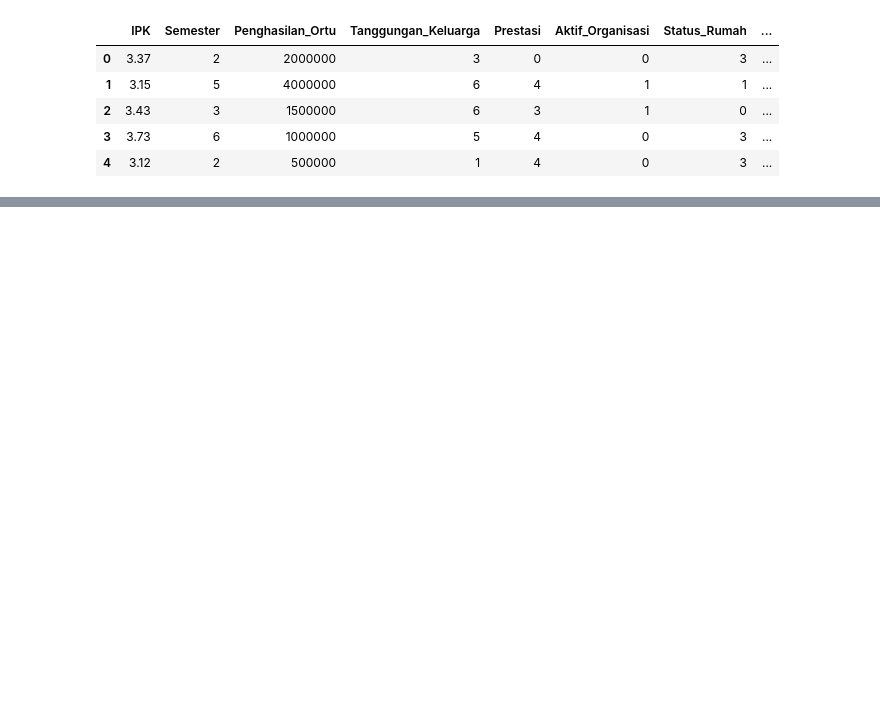
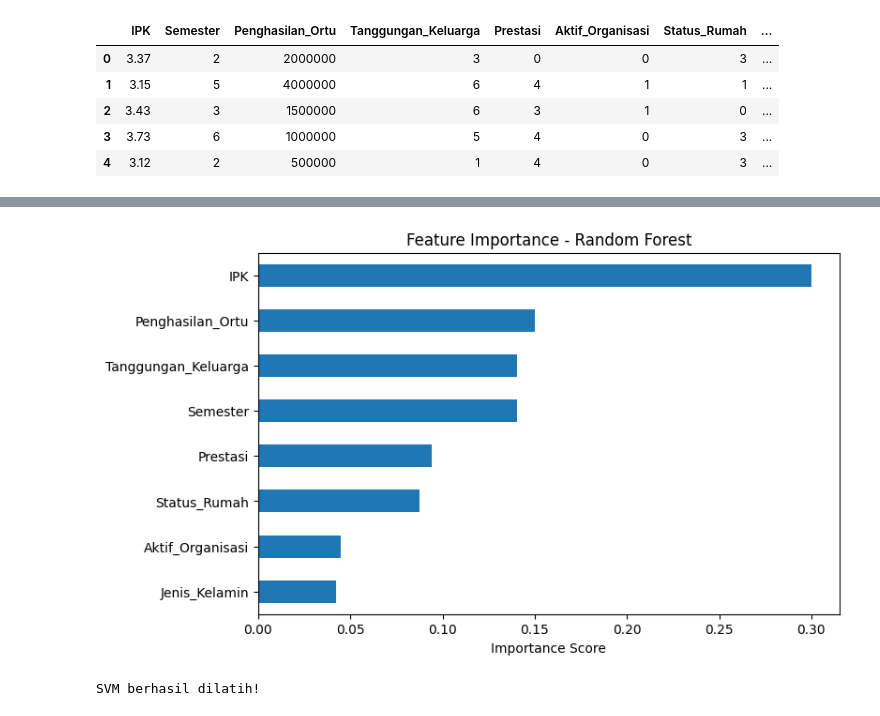
Before and after one commit to rfpmaa/uas-ml, a Jupyter notebook: notebook/UAS_ML.ipynb, the cells around one changed output, grey strips where cells are left out. Saved outputs shown, nothing was run; the diff lists cells and outputs as text; code cells hidden in the pictures; blank space fills up the shorter version.

```diff
--- a/notebook/UAS_ML.ipynb
+++ b/notebook/UAS_ML.ipynb
@@ -144,0 +236,30 @@ Data Test  : (60, 8)
+# %%
+import pandas as pd
+
+importance = pd.Series(
+    rf.feature_importances_,
+    index=X.columns
+).sort_values(ascending=True)
+
+plt.figure(figsize=(8,5))
+importance.plot(kind="barh")
+
+plt.title("Feature Importance - Random Forest")
+plt.xlabel("Importance Score")
+plt.show()
+# %% [output]
+[figure, added]
+# %%
+from sklearn.svm import SVC
+
+svm = SVC(
+    kernel='rbf',
+    probability=True,
+    random_state=42
+)
+
+svm.fit(X_train, y_train)
+
+print("SVM berhasil dilatih!")
+# %% [output]
+SVM berhasil dilatih!
```
Also changed, not shown: parts of 26 cells of this notebook.
